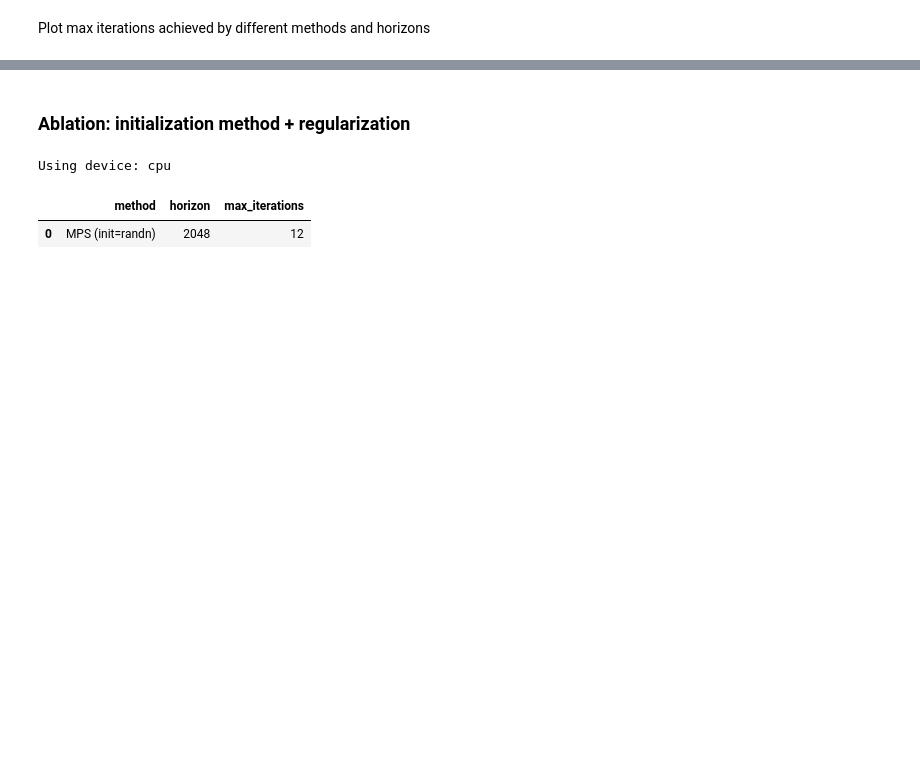
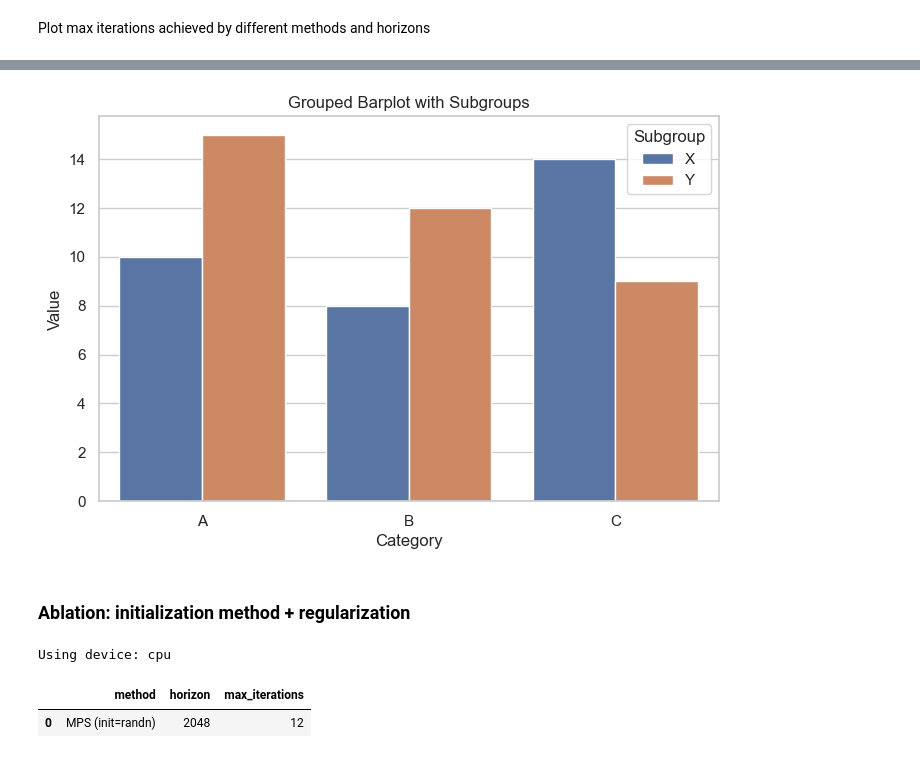
Before and after one commit to marawangamal/ptn, a Jupyter notebook: scripts/results.ipynb, the cells around one changed output, grey strips where cells are left out. Drawn from its saved outputs; the diff is of its cells as text; code cells hidden in the pictures; blank space fills up the shorter version.

```diff
--- a/scripts/results.ipynb
+++ b/scripts/results.ipynb
@@ -419,3 +557,24 @@ plt.show()
+# %%
+import seaborn as sns
+import matplotlib.pyplot as plt
+import pandas as pd
+
+sns.set_theme()
+
+# Sample Data
+data = {
+    'Category': ['A', 'A', 'B', 'B', 'C', 'C'],
+    'Subgroup': ['X', 'Y', 'X', 'Y', 'X', 'Y'],
+    'Value': [10, 15, 8, 12, 14, 9]
+}
+df = pd.DataFrame(data)
+
+plt.figure(figsize=(8, 5))
+sns.barplot(x='Category', y='Value', hue='Subgroup', data=df)
+plt.title('Grouped Barplot with Subgroups')
+plt.show()
+# %% [output]
+[figure, added]
 # %% [markdown]
 ### Ablation: initialization method + regularization
 # %%
```
Also changed, not shown: parts of 4 cells of this notebook, 9 other files.
